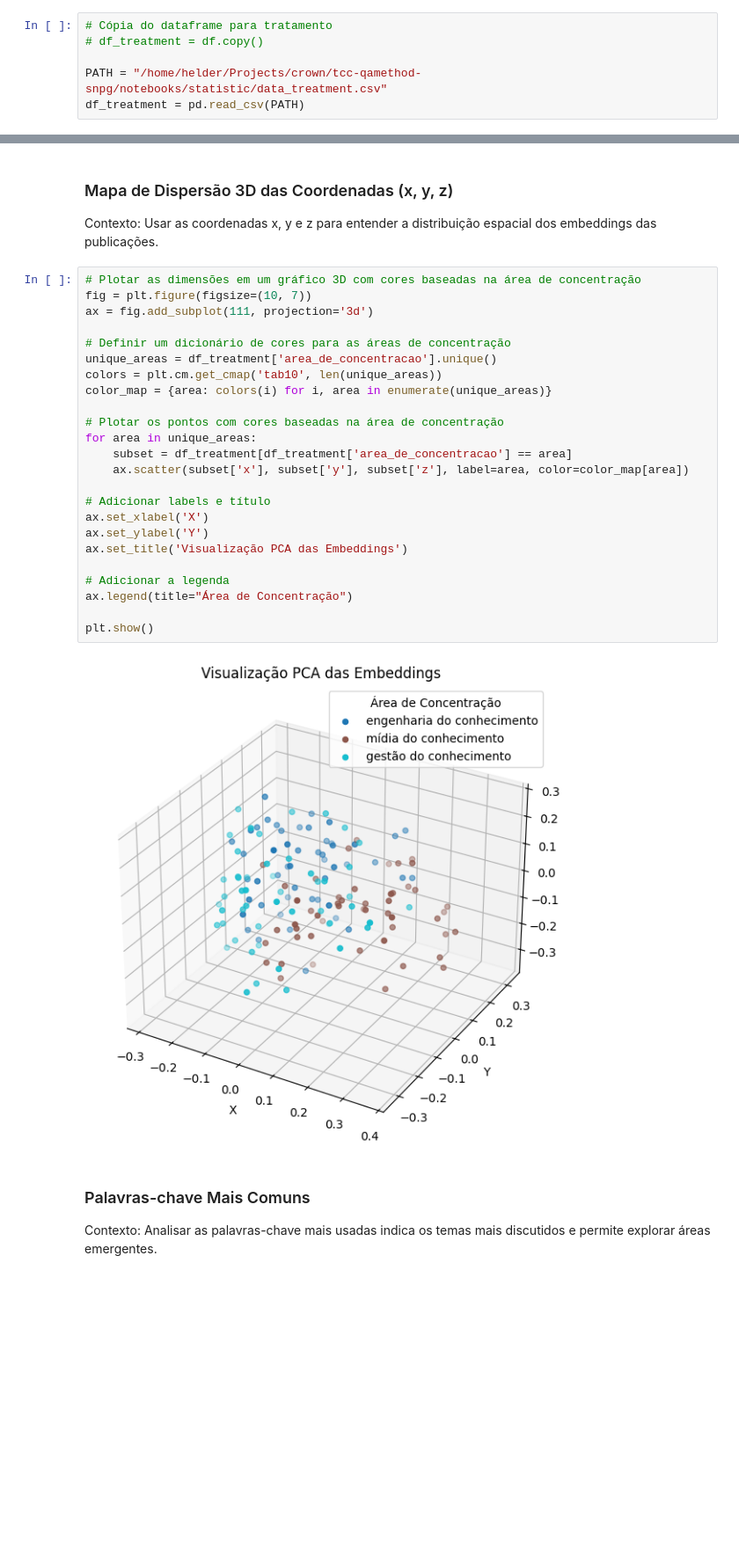
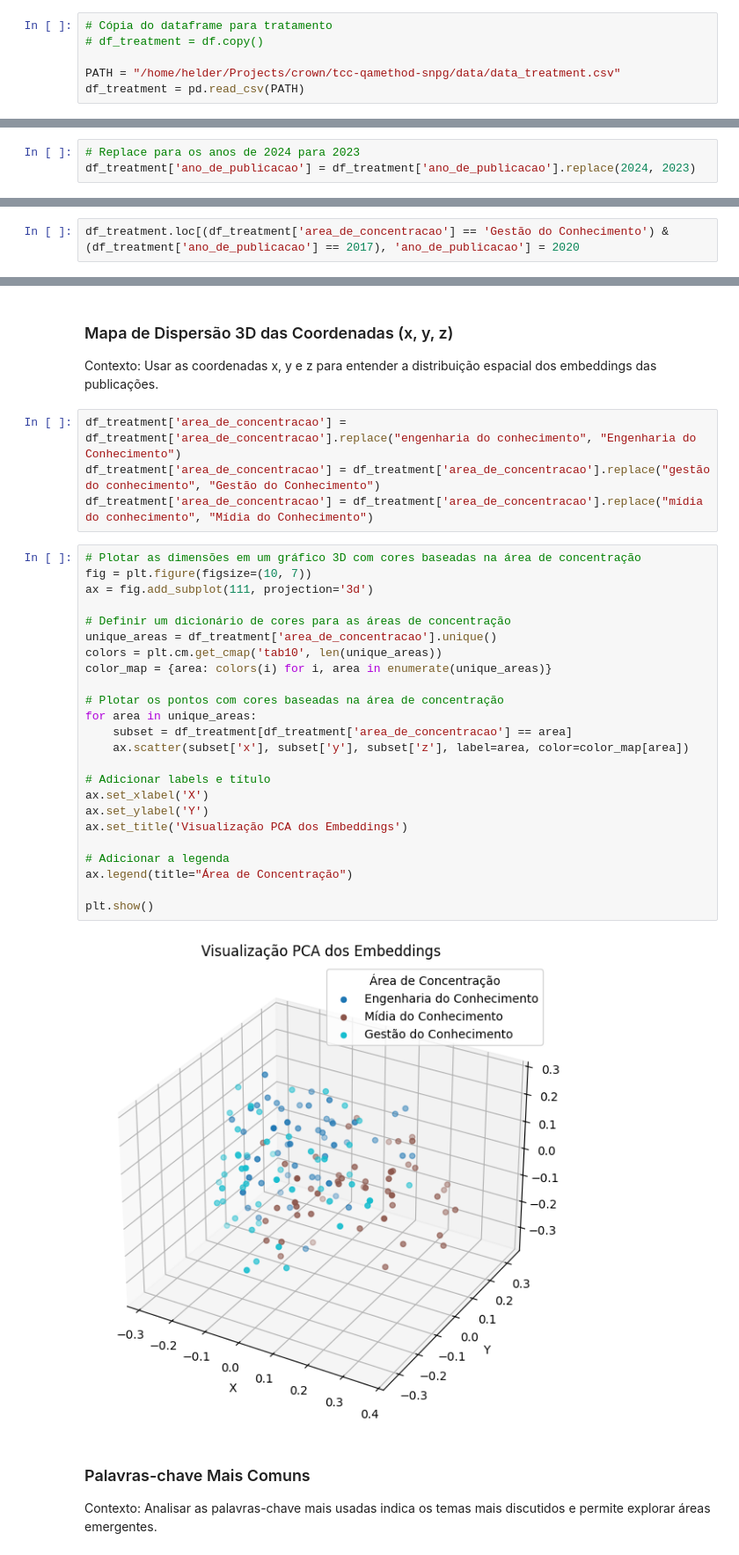
Before and after one commit to UnicHeld/tcc-qamethod-snpg, a Jupyter notebook: notebooks/statistic/statistic.ipynb, the cells around one changed output, grey strips where cells are left out. Shown at 88% size. Drawn from its saved outputs; the diff is of its cells as text; blank space fills up the shorter version.

```diff
--- a/notebooks/statistic/statistic.ipynb
+++ b/notebooks/statistic/statistic.ipynb
@@ -26,7 +26,7 @@ df
 # Cópia do dataframe para tratamento
 # df_treatment = df.copy()
 
-PATH = "/home/helder/Projects/crown/tcc-qamethod-snpg/notebooks/statistic/data_treatment.csv"
+PATH = "/home/helder/Projects/crown/tcc-qamethod-snpg/data/data_treatment.csv"
 df_treatment = pd.read_csv(PATH)
 # %%
 # 1. Verificar valores ausentes e visualizar as colunas que contêm valores NaN
@@ -160,6 +163,9 @@ df_treatment
 150 rows × 18 columns
 # %%
 df_treatment.to_csv('data_treatment.csv', index=False)
+# %%
+# Replace para os anos de 2024 para 2023
+df_treatment['ano_de_publicacao'] = df_treatment['ano_de_publicacao'].replace(2024, 2023)
 # %% [markdown]
 ## Análises
 # %%
@@ -210,5 +224,7 @@ plt.show()
 ### Análise Temporal de Áreas de Concentração
 
 Contexto: Examinar a evolução das áreas de concentração ao longo dos anos ajuda a entender o desenvolvimento das áreas de pesquisa.
+# %%
+df_treatment.loc[(df_treatment['area_de_concentracao'] == 'Gestão do Conhecimento') & (df_treatment['ano_de_publicacao'] == 2017), 'ano_de_publicacao'] = 2020
 # %%
 pivot_table = df_treatment.pivot_table(index='ano_de_publicacao', columns='area_de_concentracao', aggfunc='size', fill_value=0)
@@ -224,32 +246,36 @@ plt.show()
 ### Mapa de Dispersão 3D das Coordenadas (x, y, z)
 
 Contexto: Usar as coordenadas x, y e z para entender a distribuição espacial dos embeddings das publicações.
+# %%
+df_treatment['area_de_concentracao'] = df_treatment['area_de_concentracao'].replace("engenharia do conhecimento", "Engenharia do Conhecimento")
+df_treatment['area_de_concentracao'] = df_treatment['area_de_concentracao'].replace("gestão do conhecimento", "Gestão do Conhecimento")
+df_treatment['area_de_concentracao'] = df_treatment['area_de_concentracao'].replace("mídia do conhecimento", "Mídia do Conhecimento")
 # %%
 # Plotar as dimensões em um gráfico 3D com cores baseadas na área de concentração
 fig = plt.figure(figsize=(10, 7))
 ax = fig.add_subplot(111, projection='3d')
 
 # Definir um dicionário de cores para as áreas de concentração
 unique_areas = df_treatment['area_de_concentracao'].unique()
 colors = plt.cm.get_cmap('tab10', len(unique_areas))
 color_map = {area: colors(i) for i, area in enumerate(unique_areas)}
 
 # Plotar os pontos com cores baseadas na área de concentração
 for area in unique_areas:
     subset = df_treatment[df_treatment['area_de_concentracao'] == area]
     ax.scatter(subset['x'], subset['y'], subset['z'], label=area, color=color_map[area])
 
 # Adicionar labels e título
 ax.set_xlabel('X')
 ax.set_ylabel('Y')
-ax.set_title('Visualização PCA das Embeddings')
+ax.set_title('Visualização PCA dos Embeddings')
 
 # Adicionar a legenda
 ax.legend(title="Área de Concentração")
 
 plt.show()
 # %% [output]
-[figure, old version]
+[figure, new version]
 # %% [markdown]
 ### Palavras-chave Mais Comuns
 
```
Also changed, not shown: parts of 5 cells of this notebook, 5 other files.
